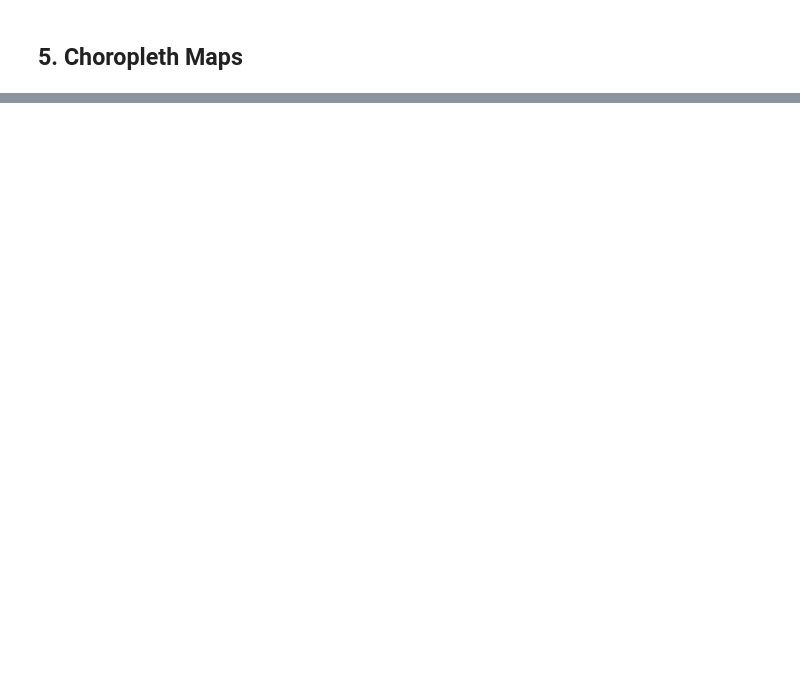
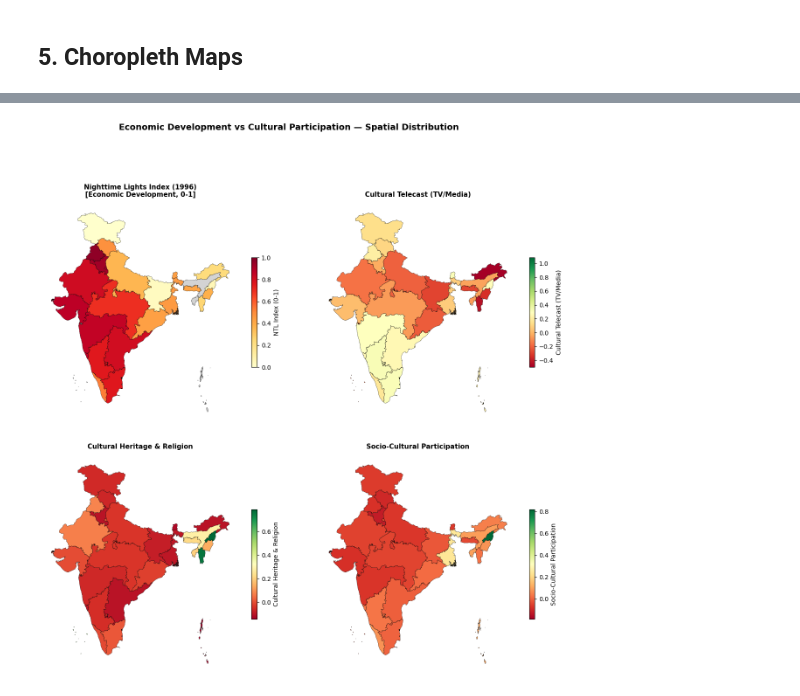
Before and after one commit to quarcs-lab/project2025s, a Jupyter notebook: notebooks/c05_spatial_culture.ipynb, the cells around one changed output, grey strips where cells are left out. Cells and saved outputs as stored; diff of their text form; code cells hidden in the pictures; blank space fills up the shorter version.

```diff
--- a/notebooks/c05_spatial_culture.ipynb
+++ b/notebooks/c05_spatial_culture.ipynb
@@ -239,0 +409,16 @@ print(gdf_merged[variables].describe().round(3))
+# %%
+# Merge NTL data with cultural+map GeoDataFrame
+gdf_full = gdf_merged.merge(ntl_state, on="region", how="left")
+
+n_with_ntl = gdf_full["NTL_index"].notna().sum()
+n_without = gdf_full["NTL_index"].isna().sum()
+print(f"States with both cultural + NTL data: {n_with_ntl}")
+print(f"States with cultural data only (no NTL): {n_without}")
+
+if n_without > 0:
+    print(f"\nStates without NTL data:")
+    print(gdf_full[gdf_full["NTL_index"].isna()]["region"].tolist())
+
+# Create analysis subset (states with complete data)
+gdf_analysis = gdf_full.dropna(subset=["NTL_index"]).copy()
+print(f"\nAnalysis sample: {len(gdf_analysis)} states with complete data")
@@ -239,0 +439,42 @@ print(gdf_merged[variables].describe().round(3))
+# %%
+# Side-by-side: NTL Index vs key cultural variables
+cultural_compare = ["LC_Telecast", "CH_relig", "SC"]
+cultural_labels = {
+    "LC_Telecast": "Cultural Telecast (TV/Media)",
+    "CH_relig": "Cultural Heritage & Religion",
+    "SC": "Socio-Cultural Participation",
+}
+
+fig, axes = plt.subplots(2, 2, figsize=(16, 14))
+axes = axes.flatten()
+
+# NTL Index map
+gdf_full.plot(
+    column="NTL_index", ax=axes[0], legend=True,
+    legend_kwds={"shrink": 0.5, "label": "NTL Index (0-1)"},
+    cmap="YlOrRd", edgecolor="black", linewidth=0.3,
+    missing_kwds={"color": "lightgray", "label": "No data"},
+)
+axes[0].set_title("Nighttime Lights Index (1996)\n[Economic Development, 0-1]",
+                  fontsize=11, fontweight="bold", pad=10)
+axes[0].set_axis_off()
+
+# Cultural maps
+for i, var in enumerate(cultural_compare):
+    gdf_full.plot(
+        column=var, ax=axes[i + 1], legend=True,
+        legend_kwds={"shrink": 0.5, "label": cultural_labels[var]},
+        cmap="RdYlGn", edgecolor="black", linewidth=0.3,
+        missing_kwds={"color": "lightgray", "label": "No data"},
+    )
+    axes[i + 1].set_title(cultural_labels[var], fontsize=11, fontweight="bold", pad=10)
+    axes[i + 1].set_axis_off()
+
+fig.suptitle(
+    "Economic Development vs Cultural Participation \u2014 Spatial Distribution",
+    fontsize=14, fontweight="bold", y=1.01,
+)
+fig.subplots_adjust(hspace=0.15, wspace=0.05)
+plt.show()
+# %% [output]
+[figure, added]
```
Also changed, not shown: parts of 32 cells of this notebook, 42 other files.
